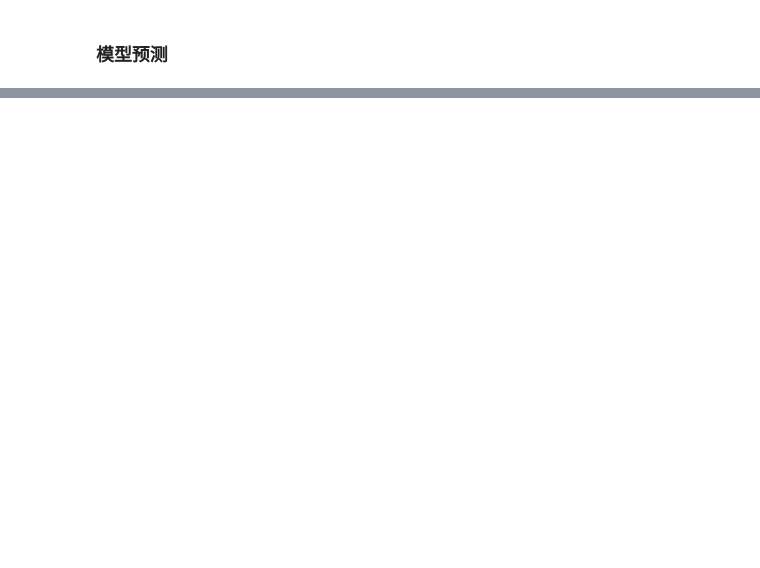
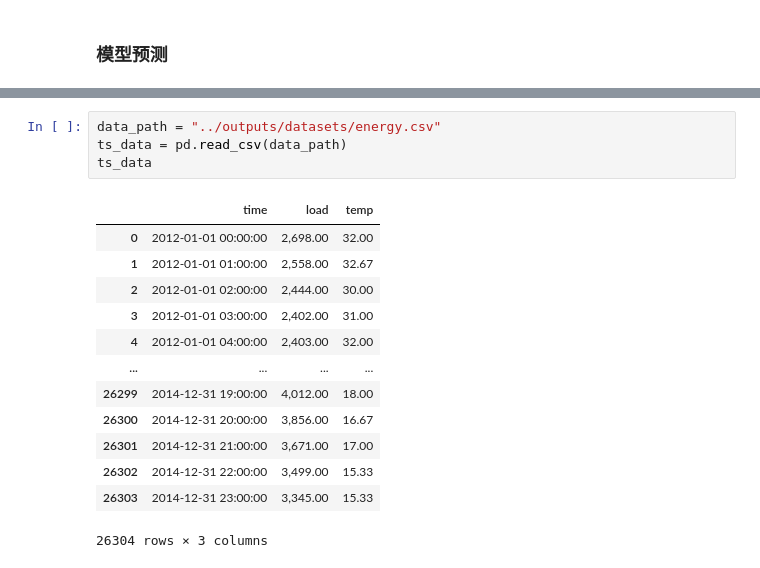
Before and after one commit to caoyuyu2021/src, a Jupyter notebook: 01.python/05.practice/02.time_series/src/02.时间序列预测.ipynb, the cells around one changed output, grey strips where cells are left out. Drawn from its saved outputs; the diff is of its cells as text; blank space fills up the shorter version.

```diff
--- a/01.python/05.practice/02.time_series/src/02.时间序列预测.ipynb
+++ b/01.python/05.practice/02.time_series/src/02.时间序列预测.ipynb
@@ -408,0 +486,18 @@ def predict(data, seq_len, scaler_path):
+# %%
+data_path = "../outputs/datasets/energy.csv"
+ts_data = pd.read_csv(data_path)
+ts_data
+# %% [output]
+|  | time | load | temp |
+| 0 | 2012-01-01 00:00:00 | 2,698.00 | 32.00 |
+| 1 | 2012-01-01 01:00:00 | 2,558.00 | 32.67 |
+| 2 | 2012-01-01 02:00:00 | 2,444.00 | 30.00 |
+| 3 | 2012-01-01 03:00:00 | 2,402.00 | 31.00 |
+| 4 | 2012-01-01 04:00:00 | 2,403.00 | 32.00 |
+| ... | ... | ... | ... |
+| 26299 | 2014-12-31 19:00:00 | 4,012.00 | 18.00 |
+| 26300 | 2014-12-31 20:00:00 | 3,856.00 | 16.67 |
+| 26301 | 2014-12-31 21:00:00 | 3,671.00 | 17.00 |
+| 26302 | 2014-12-31 22:00:00 | 3,499.00 | 15.33 |
+| 26303 | 2014-12-31 23:00:00 | 3,345.00 | 15.33 |
+26304 rows × 3 columns
```
Also changed, not shown: parts of 13 cells of this notebook, 6 other files.
